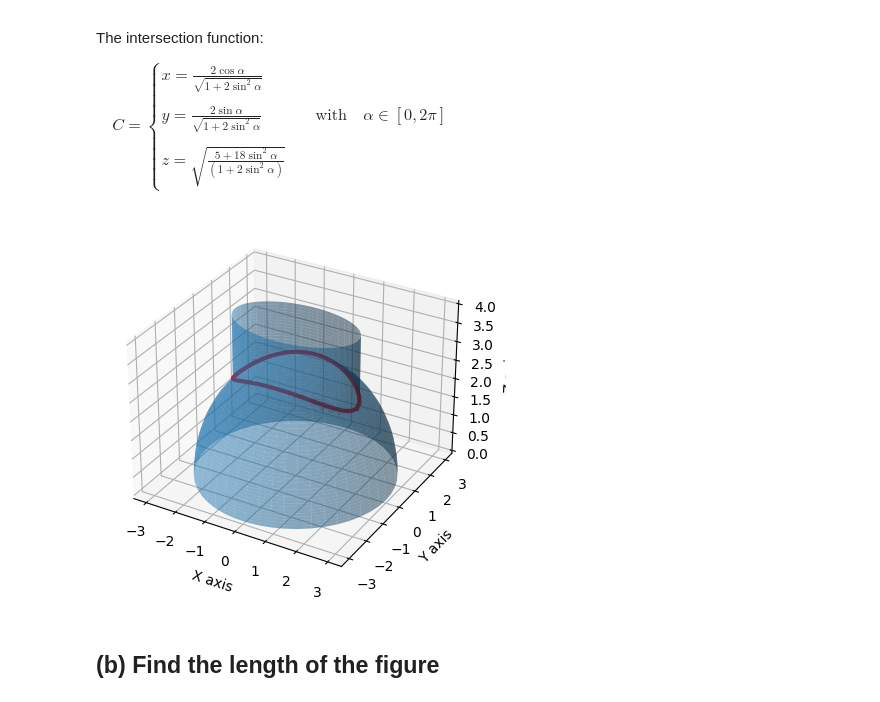
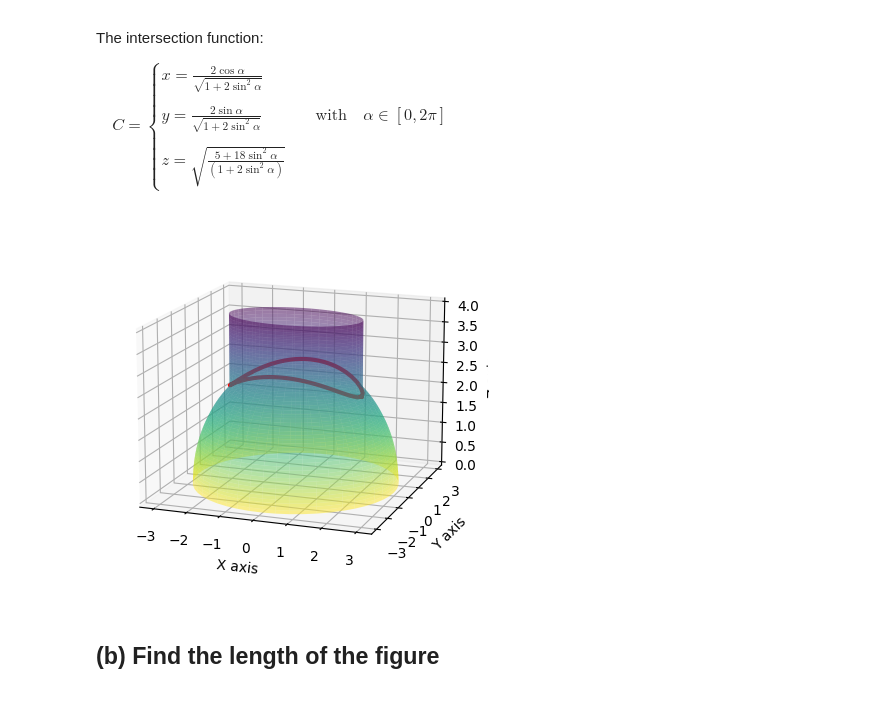
Before and after one commit to peequil/calculus2-project, a Jupyter notebook: Calculus2_project.ipynb, the cells around one changed output. Cells and saved outputs as stored; diff of their text form; code cells hidden in the pictures.

```diff
--- a/Calculus2_project.ipynb
+++ b/Calculus2_project.ipynb
@@ -46,7 +46,7 @@ $ \quad C =
 # Import libraries
 import numpy as np
 import matplotlib.pyplot as plt
-from matplotlib import cm
+from matplotlib import colormaps as cm
 from mpl_toolkits import mplot3d
 
 # Set figure and axes for plotting
@@ -62,46 +62,48 @@ alpha = np.linspace(0,2*np.pi,dt)   # Create an array of alpha
 z = np.linspace(0,4,dt)             # Create an array of z
 alpha,z = np.meshgrid(alpha,z)      # Creat a meshgrid of alpha and z
 x = []                              # Blank list of x
 y = []                              # Blank list of y
 alpha = np.ravel(alpha)             # Change dimenseion of alpha from 2 to 1
 z = np.ravel(z)                     # Change dimension of z from 2 to 1
 
 # Union sphere and cylinder
 for i in range(dt**2):
     if z[i] > 3:
-        x.append(2*np.cos(alpha[i]))                                                               # x cylinder
-        y.append((2/np.sqrt(3))*np.sin(alpha[i]))                                                  # y cylinder
+        x.append(2*np.cos(alpha[i]))                    # x cylinder
+        y.append((2/np.sqrt(3))*np.sin(alpha[i]))       # y cylinder
     else:
         delta = np.arccos(z[i]/3) - np.arcsin(2/(3*np.sqrt(1+2*(np.sin(alpha[i])**2))))
         if delta >= 0:
-            x.append(3*np.sin(np.arccos(z[i]/3))*np.cos(alpha[i]))                                 # x sphere
-            y.append(3*np.sin(np.arccos(z[i]/3))*np.sin(alpha[i]))                                 # y sphere
+            x.append(3*np.sin(np.arccos(z[i]/3))*np.cos(alpha[i]))          # x sphere
+            y.append(3*np.sin(np.arccos(z[i]/3))*np.sin(alpha[i]))          # y sphere
         elif delta < 0:
-            x.append(2*np.cos(alpha[i]))                                                           # x cylinder
-            y.append((2/np.sqrt(3))*np.sin(alpha[i]))                                              # y cylinder
+            x.append(2*np.cos(alpha[i]))                                    # x cylinder
+            y.append((2/np.sqrt(3))*np.sin(alpha[i]))                       # y cylinder
 
-Xs = np.array(x).reshape(dt,dt)                                                                    # Reshape dimension of x from 1 back to 2
-Ys = np.array(y).reshape(dt,dt)                                                                    # Reshape dimension of y from 1 back to 2
-Zs = z.reshape(dt,dt)                                                                              # Reshape dimesnion of z from 1 back to 2
+Xs = np.array(x).reshape(dt,dt)             # Reshape dimension of x from 1 back to 2
+Ys = np.array(y).reshape(dt,dt)             # Reshape dimension of y from 1 back to 2
+Zs = z.reshape(dt,dt)                       # Reshape dimesnion of z from 1 back to 2
+# Plot suface to firgure
 ax.plot_surface(Xs,Ys,Zs,rstride=1, cstride=1,
-                        linewidth=0.0,edgecolor='black',
-                        antialiased=True,rasterized=False, alpha=0.5)                              # Plot suface to firgure
+                cmap=cm.get_cmap('viridis_r'),linewidth=0.0,edgecolor='black',
+                antialiased=True,rasterized=False, alpha=0.7)
 
 # Plot intersection curve C
 dt = 50
 alpha = np.linspace(0,2*np.pi,dt)                                  # Create a value array of alpha
 #theta = np.arcsin(2/(3*np.sqrt(1+2*(np.sin(alpha)**2))))
 #x = 3*np.sin(theta)*np.cos(alpha)
 #y = 3*np.sin(theta)*np.sin(alpha)
 #z = 3*np.cos(theta)
 Xc = (2/(np.sqrt(1+2*np.sin(alpha)**2)))*np.cos(alpha)
 Yc = (2/(np.sqrt(1+2*np.sin(alpha)**2)))*np.sin(alpha)
 Zc = np.sqrt((5+18*np.sin(alpha)**2)/(1+2*np.sin(alpha)**2))
-ax.plot3D(Xc,Yc,Zc,color='red',alpha=1,linewidth=3)                 # Plot curve C to figure
+ax.plot3D(Xc,Yc,Zc,color='red',alpha=1,linewidth=2)                 # Plot curve C to figure
 
+ax.view_init(elev=20.,azim=-70.)
 plt.show()
 # %% [output]
-[figure, old version]
+[figure, new version]
 # %% [markdown]
 ## (b) Find the length of the figure
 # %% [markdown]
```
Also changed, not shown: parts of 2 cells of this notebook.
